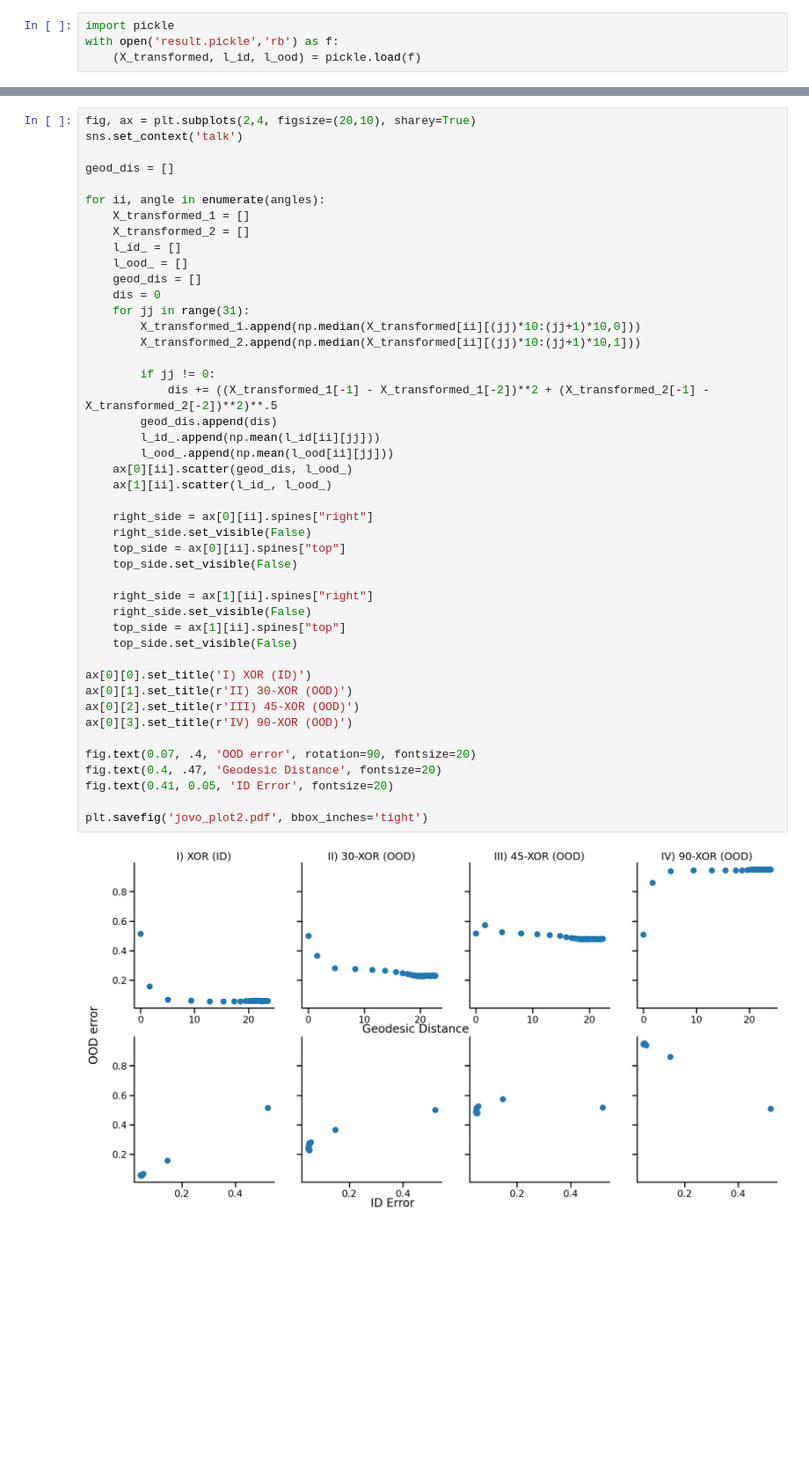
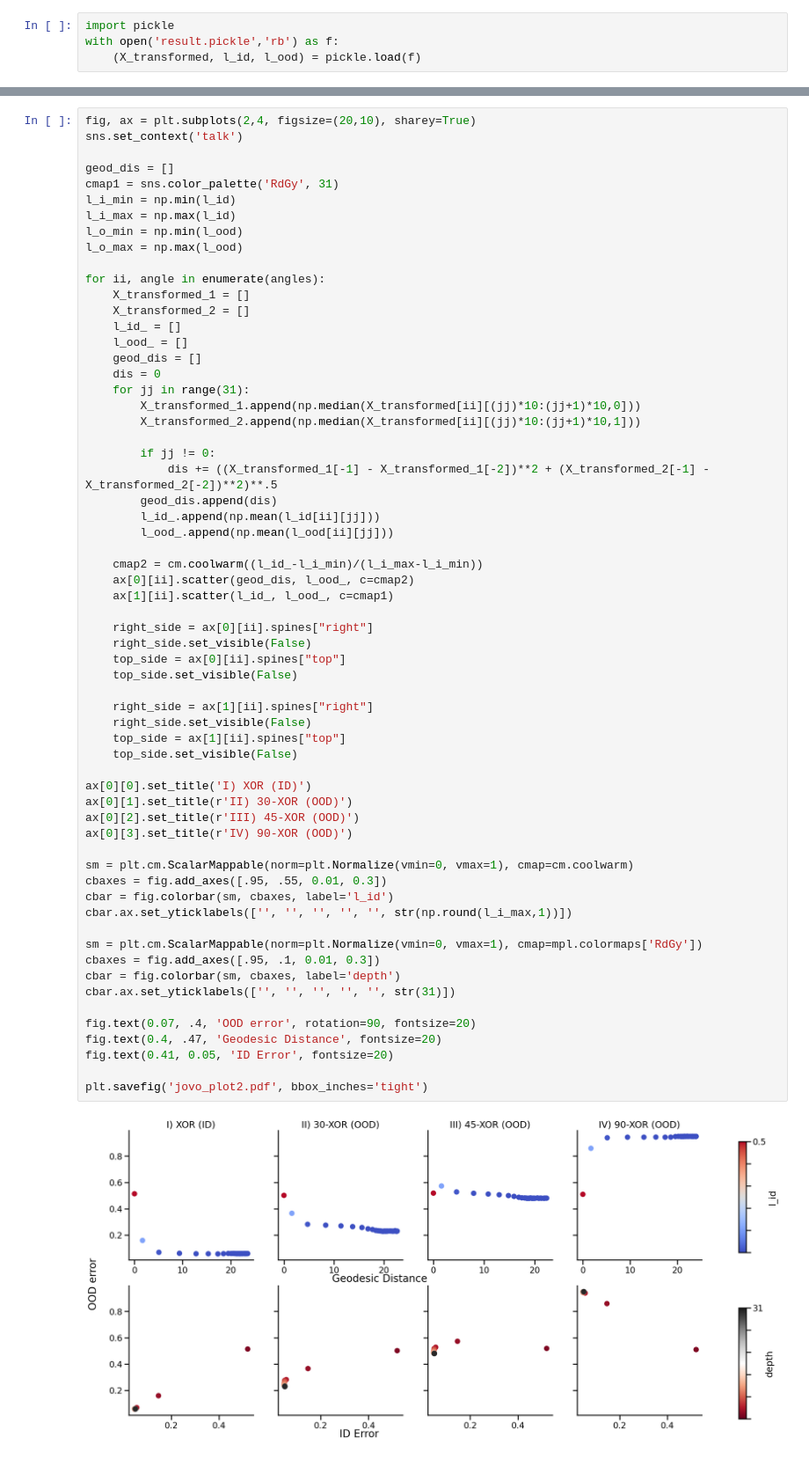
Before and after one commit to neurodata/CEP_experiments, a Jupyter notebook: ood_exp_final_try.ipynb, the cells around one changed output, grey strips where cells are left out. Shown at 88% size. Drawn from its saved outputs; the diff is of its cells as text; blank space fills up the shorter version.

Commit message:
today's plot

```diff
--- a/ood_exp_final_try.ipynb
+++ b/ood_exp_final_try.ipynb
@@ -298,6 +294,11 @@ fig, ax = plt.subplots(2,4, figsize=(20,10), sharey=True)
 sns.set_context('talk')
 
 geod_dis = []
+cmap1 = sns.color_palette('RdGy', 31)
+l_i_min = np.min(l_id)
+l_i_max = np.max(l_id)
+l_o_min = np.min(l_ood)
+l_o_max = np.max(l_ood)
 
 for ii, angle in enumerate(angles):
     X_transformed_1 = []
@@ -310,33 +311,45 @@ for ii, angle in enumerate(angles):
         X_transformed_1.append(np.median(X_transformed[ii][(jj)*10:(jj+1)*10,0]))
         X_transformed_2.append(np.median(X_transformed[ii][(jj)*10:(jj+1)*10,1]))
 
         if jj != 0:
             dis += ((X_transformed_1[-1] - X_transformed_1[-2])**2 + (X_transformed_2[-1] - X_transformed_2[-2])**2)**.5
         geod_dis.append(dis)
         l_id_.append(np.mean(l_id[ii][jj]))
         l_ood_.append(np.mean(l_ood[ii][jj]))
-    ax[0][ii].scatter(geod_dis, l_ood_)
-    ax[1][ii].scatter(l_id_, l_ood_)
+
+    cmap2 = cm.coolwarm((l_id_-l_i_min)/(l_i_max-l_i_min))
+    ax[0][ii].scatter(geod_dis, l_ood_, c=cmap2)
+    ax[1][ii].scatter(l_id_, l_ood_, c=cmap1)
 
     right_side = ax[0][ii].spines["right"]
     right_side.set_visible(False)
     top_side = ax[0][ii].spines["top"]
     top_side.set_visible(False)
 
     right_side = ax[1][ii].spines["right"]
     right_side.set_visible(False)
     top_side = ax[1][ii].spines["top"]
     top_side.set_visible(False)
 
 ax[0][0].set_title('I) XOR (ID)')
 ax[0][1].set_title(r'II) 30-XOR (OOD)')
 ax[0][2].set_title(r'III) 45-XOR (OOD)')
 ax[0][3].set_title(r'IV) 90-XOR (OOD)')
 
+sm = plt.cm.ScalarMappable(norm=plt.Normalize(vmin=0, vmax=1), cmap=cm.coolwarm)
+cbaxes = fig.add_axes([.95, .55, 0.01, 0.3])
+cbar = fig.colorbar(sm, cbaxes, label='l_id')
+cbar.ax.set_yticklabels(['', '', '', '', '', str(np.round(l_i_max,1))])
+
+sm = plt.cm.ScalarMappable(norm=plt.Normalize(vmin=0, vmax=1), cmap=mpl.colormaps['RdGy'])
+cbaxes = fig.add_axes([.95, .1, 0.01, 0.3])
+cbar = fig.colorbar(sm, cbaxes, label='depth')
+cbar.ax.set_yticklabels(['', '', '', '', '', str(31)])
+
 fig.text(0.07, .4, 'OOD error', rotation=90, fontsize=20)
 fig.text(0.4, .47, 'Geodesic Distance', fontsize=20)
 fig.text(0.41, 0.05, 'ID Error', fontsize=20)
 
 plt.savefig('jovo_plot2.pdf', bbox_inches='tight')
 # %% [output]
-[figure, old version]
+[figure, new version]
```
Also changed, not shown: parts of 7 cells of this notebook, 4 other files.
